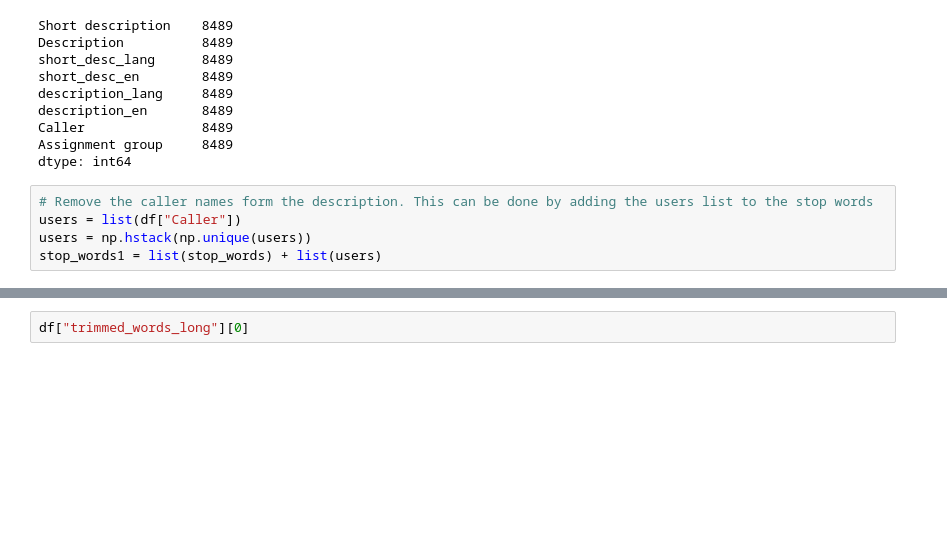
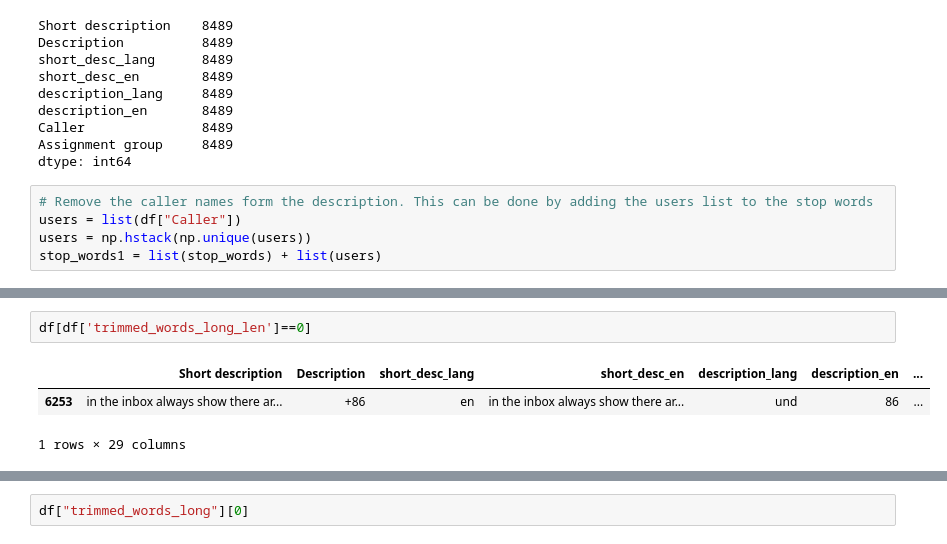
Before and after one commit to ShyamMuralidharan/Automatic-Ticket-Assignment-NLP, a Jupyter notebook: Capstone_Project_NLP_EDA _v3.ipynb, the cells around one changed output, grey strips where cells are left out. Cells and saved outputs as stored; diff of their text form; blank space fills up the shorter version.

```diff
--- a/Capstone_Project_NLP_EDA _v3.ipynb
+++ b/Capstone_Project_NLP_EDA _v3.ipynb
@@ -359,0 +392,6 @@ df.head()
+# %%
+df[df['trimmed_words_long_len']==0]
+# %% [output]
+|  | Short description | Description | short_desc_lang | short_desc_en | description_lang | description_en | ... |
+| 6253 | in the inbox always show there ar... | +86 | en | in the inbox always show there ar... | und | 86 | ... |
+1 rows × 29 columns
```
Also changed, not shown: parts of 37 cells of this notebook.
